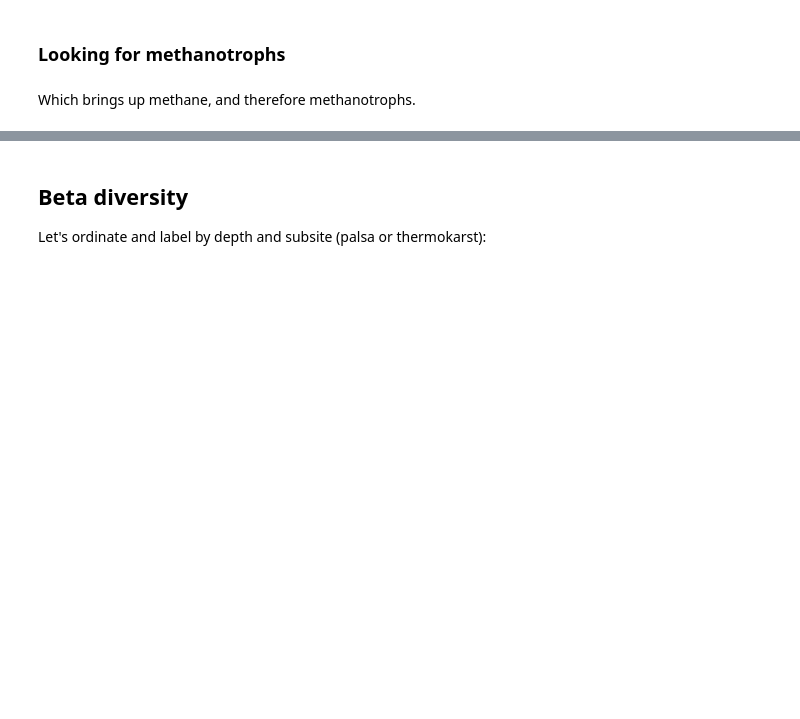
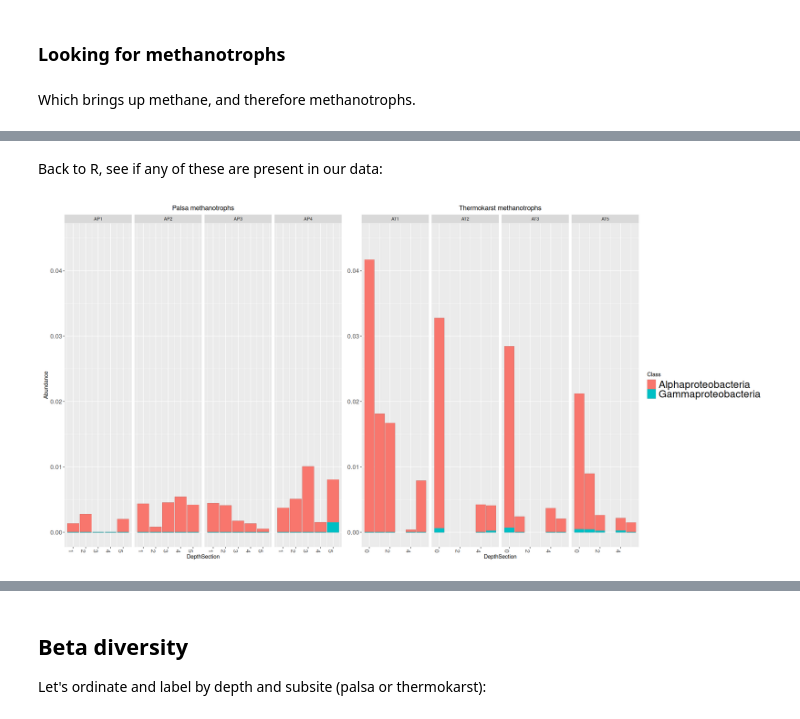
Before and after one commit to danchurch/sphagnumCUEmetabarcoding, a Jupyter notebook: sequenceAnalysis/firstLookPeat16s.ipynb, the cells around one changed output, grey strips where cells are left out. Drawn from its saved outputs; the diff is of its cells as text; code cells hidden in the pictures; blank space fills up the shorter version.

```diff
--- a/sequenceAnalysis/firstLookPeat16s.ipynb
+++ b/sequenceAnalysis/firstLookPeat16s.ipynb
@@ -557,0 +658,38 @@ With all the above sources I came up with the genera in the list below for confi
+# %% [markdown]
+Back to R, see if any of these are present in our data:
+# %%
+ps <- ps007_cleaned_sqrt_prop
+methanotrophList <- read.csv("findMethanotrophs/findbacterialMethanotrophs.csv", header=FALSE)[,1]
+# %%
+ps.justMethantrophs <- subset_taxa(ps, Genus %in% methanotrophList)
+# %%
+psObject <- ps.justMethantrophs
+howManyOTUs <- 20
+ps.justPalsa <- subset_samples(psObject, Subsite=="Palsa")
+ps.justPalsa.class <- tax_glom(ps.justPalsa, taxrank="Class")
+ps.justThermokarst <- subset_samples(psObject, Subsite=="Thermokarst")
+ps.justThermokarst.class <- tax_glom(ps.justThermokarst, taxrank="Class")
+topOrder_palsa <- names(sort(colSums(otu_table(ps.justPalsa.class)), decreasing=TRUE)[1:howManyOTUs])
+topOrder_Thermokarst <- names(sort(colSums(otu_table(ps.justThermokarst.class)), decreasing=TRUE)[1:howManyOTUs])
+ps.justPalsa_topOrder <- prune_taxa(topOrder_palsa, ps.justPalsa.class)
+ps.justThermokarst_topOrder <- prune_taxa(topOrder_Thermokarst, ps.justThermokarst.class)
+
+orderTop.Pal <- plot_bar(ps.justPalsa_topOrder, x="DepthSection", fill = "Class", facet_grid=~Core ) +
+                          geom_bar(aes(color=Class, fill=Class), stat="identity", position="stack") +
+                          theme(axis.text=element_text(size=12)) +
+                          theme(legend.position="none") +
+                          labs(title='Palsa methanotrophs') + theme(plot.title = element_text(hjust = 0.5))
+
+orderTop.tk  <- plot_bar(ps.justThermokarst_topOrder, x="DepthSection", fill = "Class", facet_grid=~Core ) +
+                                geom_bar(aes(color=Class, fill=Class), stat="identity", position="stack") +
+                                theme(axis.text=element_text(size=12)) +
+                                theme( #axis.text.y=element_blank(),
+                                       #axis.ticks.y=element_blank(),
+                                       legend.text=element_text(size=20) ) +
+                                ylab(NULL) +
+                                labs(title='Thermokarst methanotrophs') + theme(plot.title = element_text(hjust = 0.5))
+
+methanotrophsPlot <- orderTop.Pal + orderTop.tk
+methanotrophsPlot & ylim(min(0), max(0.045)) ## make the ylimits shared across the plots
+# %% [output]
+[figure, added]
```
Also changed, not shown: parts of 21 cells of this notebook, 1 other file.
